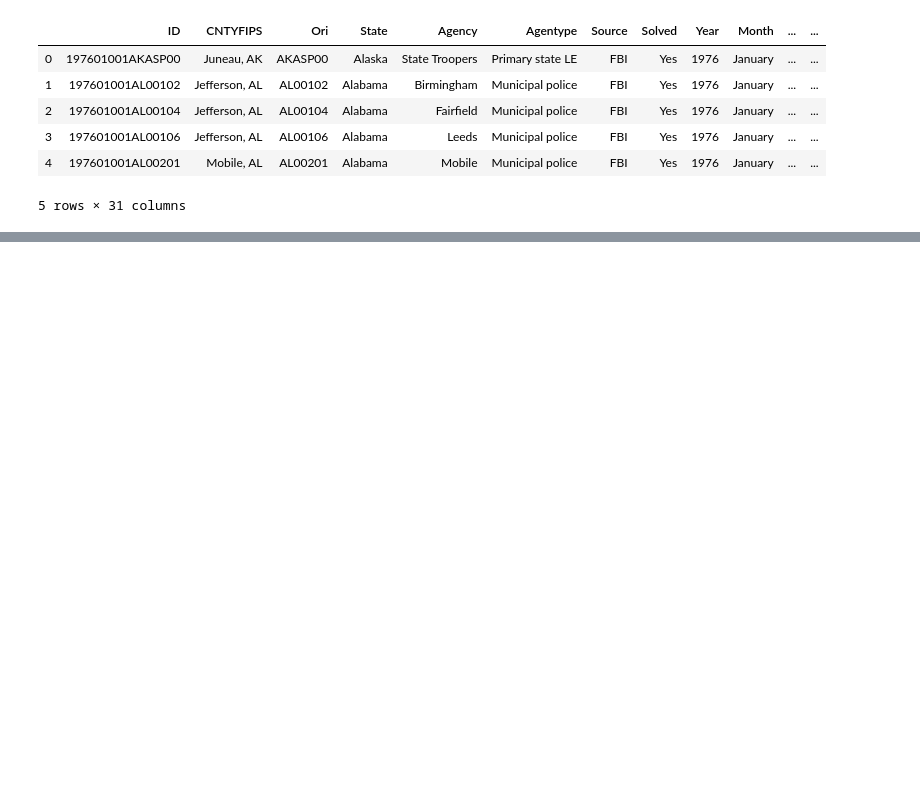
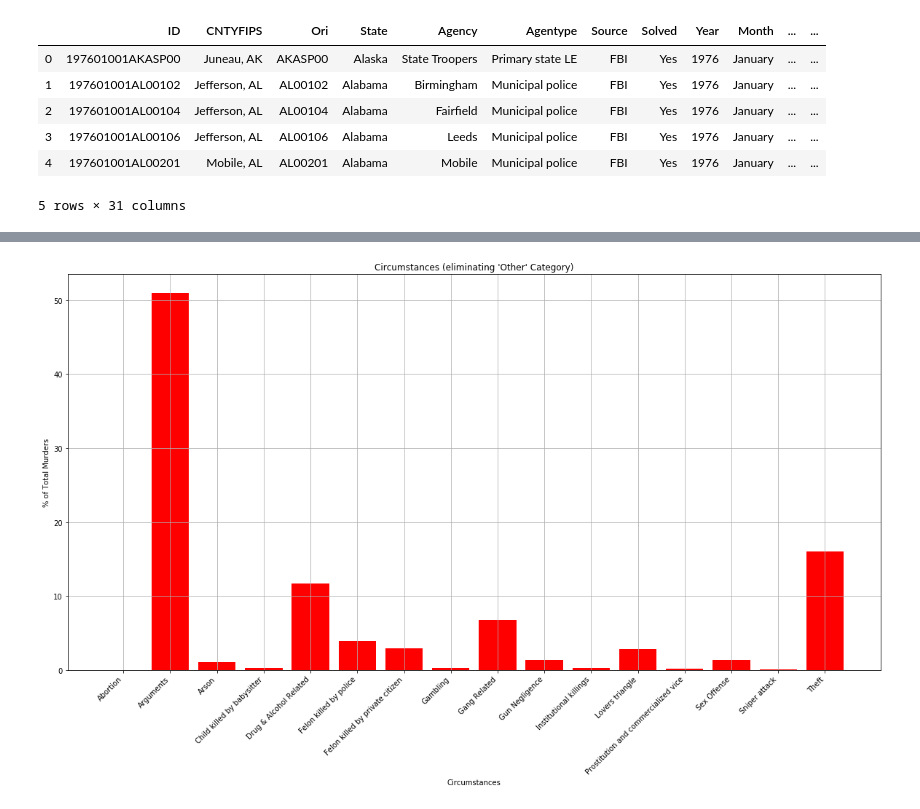
Before and after one commit to sparking29/Murder_Analysis, a Jupyter notebook: murder-analysis.ipynb, the cells around one changed output, grey strips where cells are left out. Cells and saved outputs as stored; diff of their text form; code cells hidden in the pictures; blank space fills up the shorter version.

```diff
--- a/murder-analysis.ipynb
+++ b/murder-analysis.ipynb
@@ -178,0 +182,3 @@ plt.show()
+# %%
+circumstance_df = murder_df.groupby(['Circumstance']).size().reset_index(name='total by circ')
+circumstance_df
@@ -178,0 +204,4 @@ plt.show()
+# %%
+#Removing "Other" circumstance
+circumstance_update = circumstance_df.drop([12], axis=0)
+circumstance_update
@@ -178,0 +226,3 @@ plt.show()
+# %%
+total_circs = circumstance_update["total by circ"].sum()
+total_circs
@@ -178,0 +231,4 @@ plt.show()
+# %%
+circumstance_percentage = circumstance_update["total by circ"]/total_circs*100
+circumstance_update["% of Total Circumstances"] = circumstance_percentage
+circumstance_update
@@ -178,0 +253,13 @@ plt.show()
+# %%
+Circumstance = circumstance_update.Circumstance
+circ_percent = circumstance_update["% of Total Circumstances"]
+
+plt.figure(figsize = (20,10))
+plt.title("Circumstances (eliminating 'Other' Category)")
+plt.xlabel("Circumstances")
+plt.ylabel("% of Total Murders")
+plt.xticks(rotation=45, ha="right")
+plt.bar(Circumstance, circ_percent, color="r", align="center")
+plt.grid()
+# %% [output]
+[figure, added]
```
Also changed, not shown: parts of 27 cells of this notebook.
